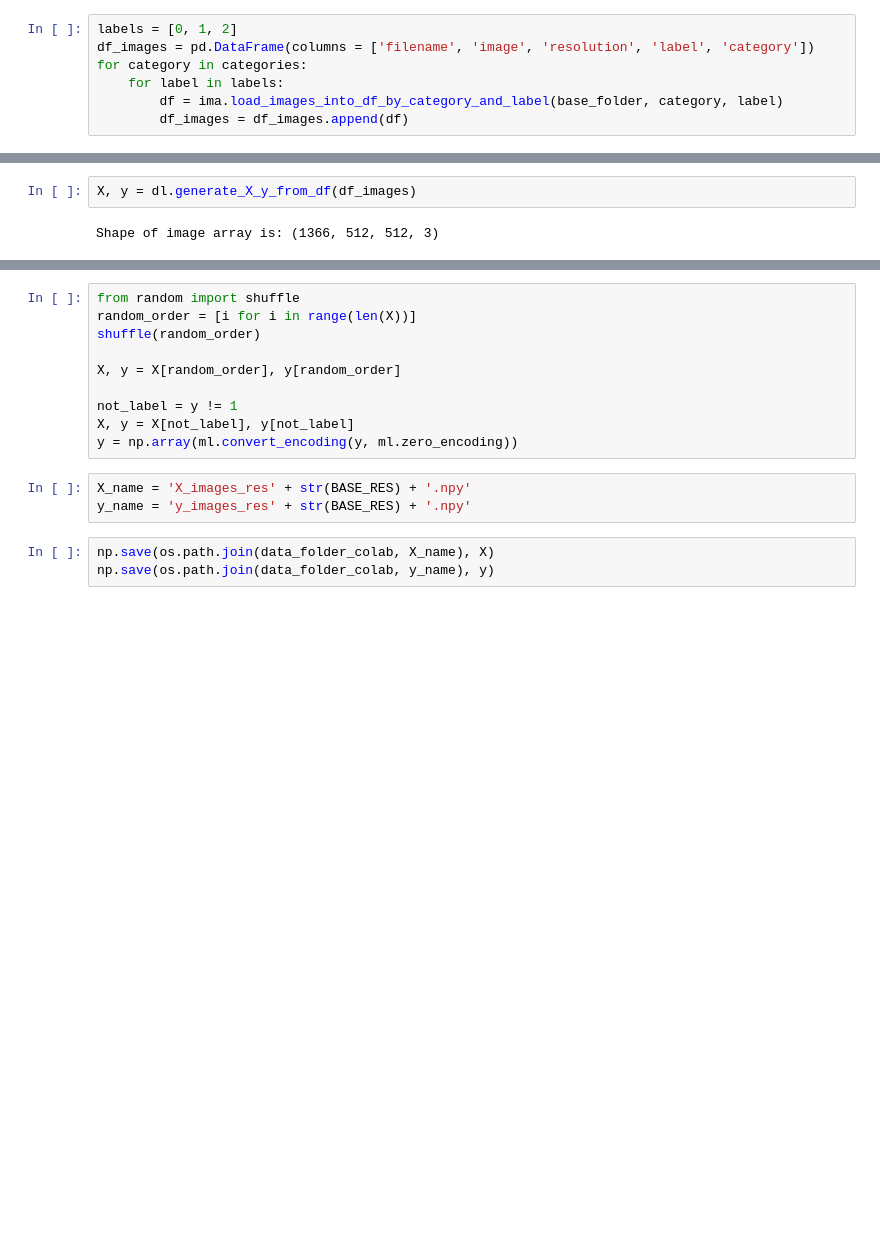
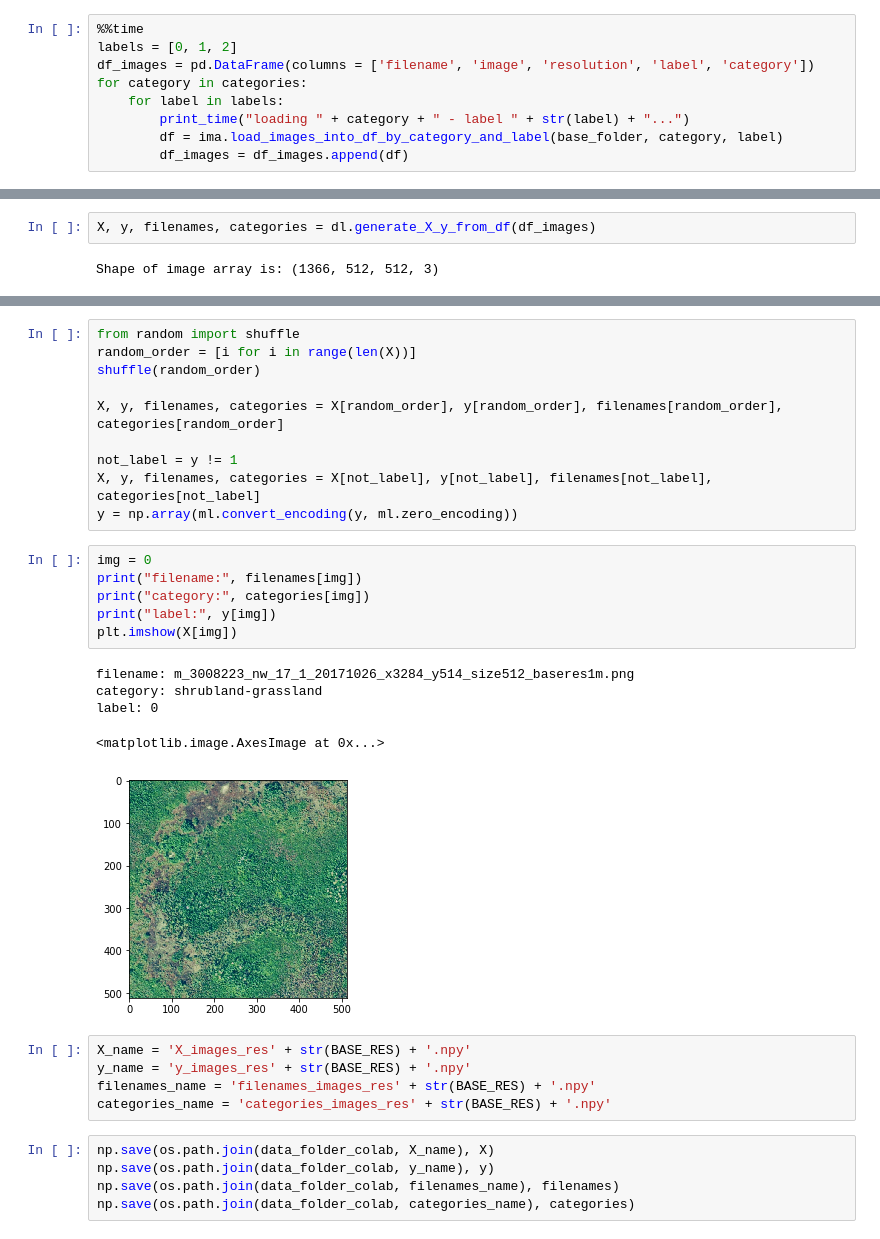
Before and after one commit to peterweber85/MasterThesis, a Jupyter notebook: Notebooks/DataSetForColab_1m_ER.ipynb, the cells around one changed output, grey strips where cells are left out. Saved outputs shown, nothing was run; the diff lists cells and outputs as text; blank space fills up the shorter version.

```diff
--- a/Notebooks/DataSetForColab_1m_ER.ipynb
+++ b/Notebooks/DataSetForColab_1m_ER.ipynb
@@ -69,9 +69,11 @@ categories = ["forest-woodland", "agriculture", "shrubland-grassland", "semi-des
 data_folder_colab = os.getenv('GDRIVE_FOLDER').replace("MDS/","") + "Colab/MasterThesis/Data/" + str(BASE_RES) + "m"
 results_folder_colab = os.getenv('GDRIVE_FOLDER').replace("MDS/","") + "Colab/MasterThesis/Results_" + str(BASE_RES) + "m_excl_label1"
 # %%
+%%time
 labels = [0, 1, 2]
 df_images = pd.DataFrame(columns = ['filename', 'image', 'resolution', 'label', 'category'])
 for category in categories:
     for label in labels:
+        print_time("loading " + category + " - label " + str(label) + "...")
         df = ima.load_images_into_df_by_category_and_label(base_folder, category, label)
         df_images = df_images.append(df)
@@ -113,7 +130,7 @@ if False:
 # %% [markdown]
 ### Generate data set X and y and save for Colab
 # %%
-X, y = dl.generate_X_y_from_df(df_images)
+X, y, filenames, categories = dl.generate_X_y_from_df(df_images)
 # %% [output]
 Shape of image array is: (1366, 512, 512, 3)
 # %%
@@ -142,17 +159,33 @@ from random import shuffle
 random_order = [i for i in range(len(X))]
 shuffle(random_order)
 
-X, y = X[random_order], y[random_order]
+X, y, filenames, categories = X[random_order], y[random_order], filenames[random_order], categories[random_order]
 
 not_label = y != 1
-X, y = X[not_label], y[not_label]
+X, y, filenames, categories = X[not_label], y[not_label], filenames[not_label], categories[not_label]
 y = np.array(ml.convert_encoding(y, ml.zero_encoding))
+# %%
+img = 0
+print("filename:", filenames[img])
+print("category:", categories[img])
+print("label:", y[img])
+plt.imshow(X[img])
+# %% [output]
+filename: m_3008223_nw_17_1_20171026_x3284_y514_size512_baseres1m.png
+category: shrubland-grassland
+label: 0
+<matplotlib.image.AxesImage at 0x...>
+[figure, added]
 # %%
 X_name = 'X_images_res' + str(BASE_RES) + '.npy'
 y_name = 'y_images_res' + str(BASE_RES) + '.npy'
+filenames_name = 'filenames_images_res' + str(BASE_RES) + '.npy'
+categories_name = 'categories_images_res' + str(BASE_RES) + '.npy'
 # %%
 np.save(os.path.join(data_folder_colab, X_name), X)
 np.save(os.path.join(data_folder_colab, y_name), y)
+np.save(os.path.join(data_folder_colab, filenames_name), filenames)
+np.save(os.path.join(data_folder_colab, categories_name), categories)
 # %%
 X_l1_name = 'X_l1_images_res' + str(BASE_RES) + '.npy'
 y_l1_name = 'y_l1_images_res' + str(BASE_RES) + '.npy'
```
Also changed, not shown: parts of 3 cells of this notebook, 1 other file.
